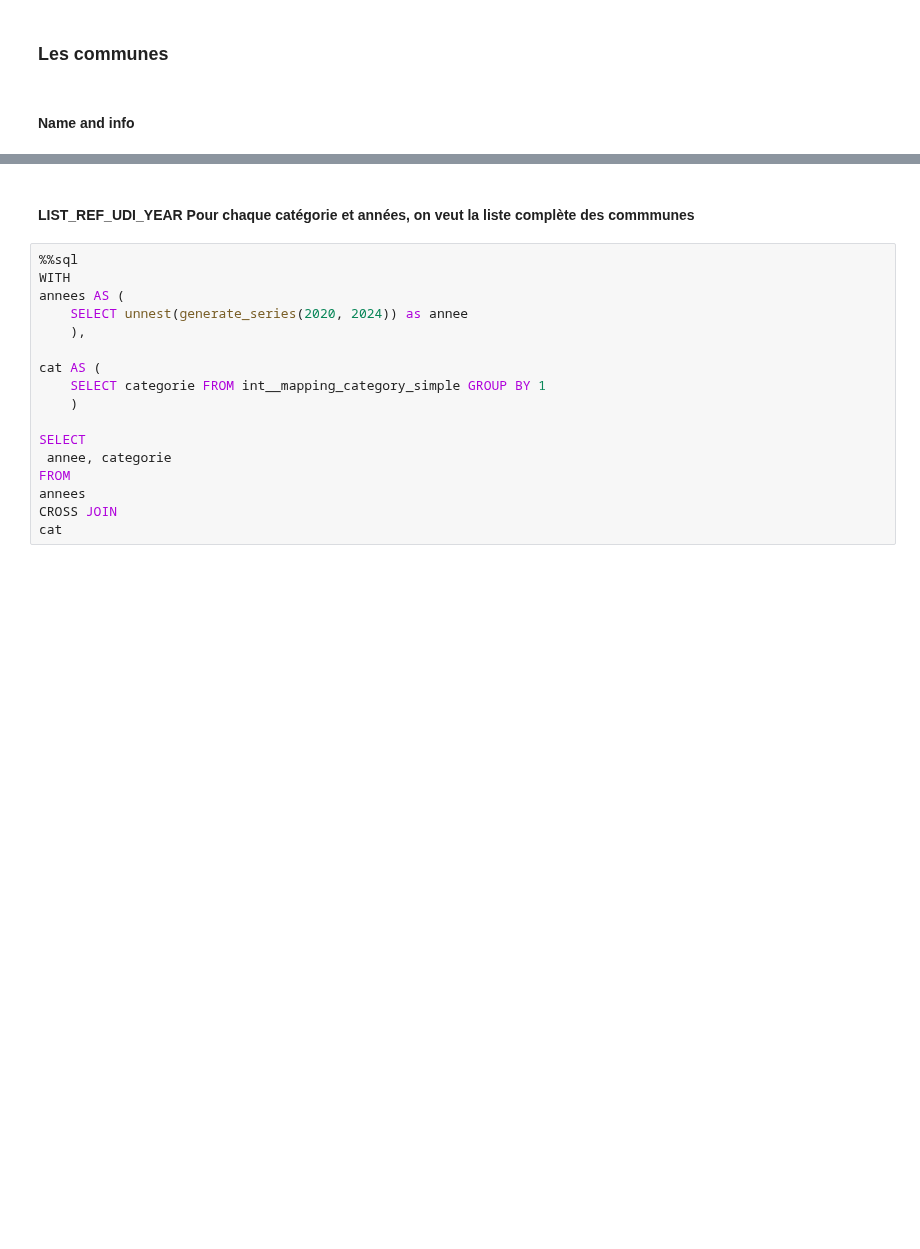
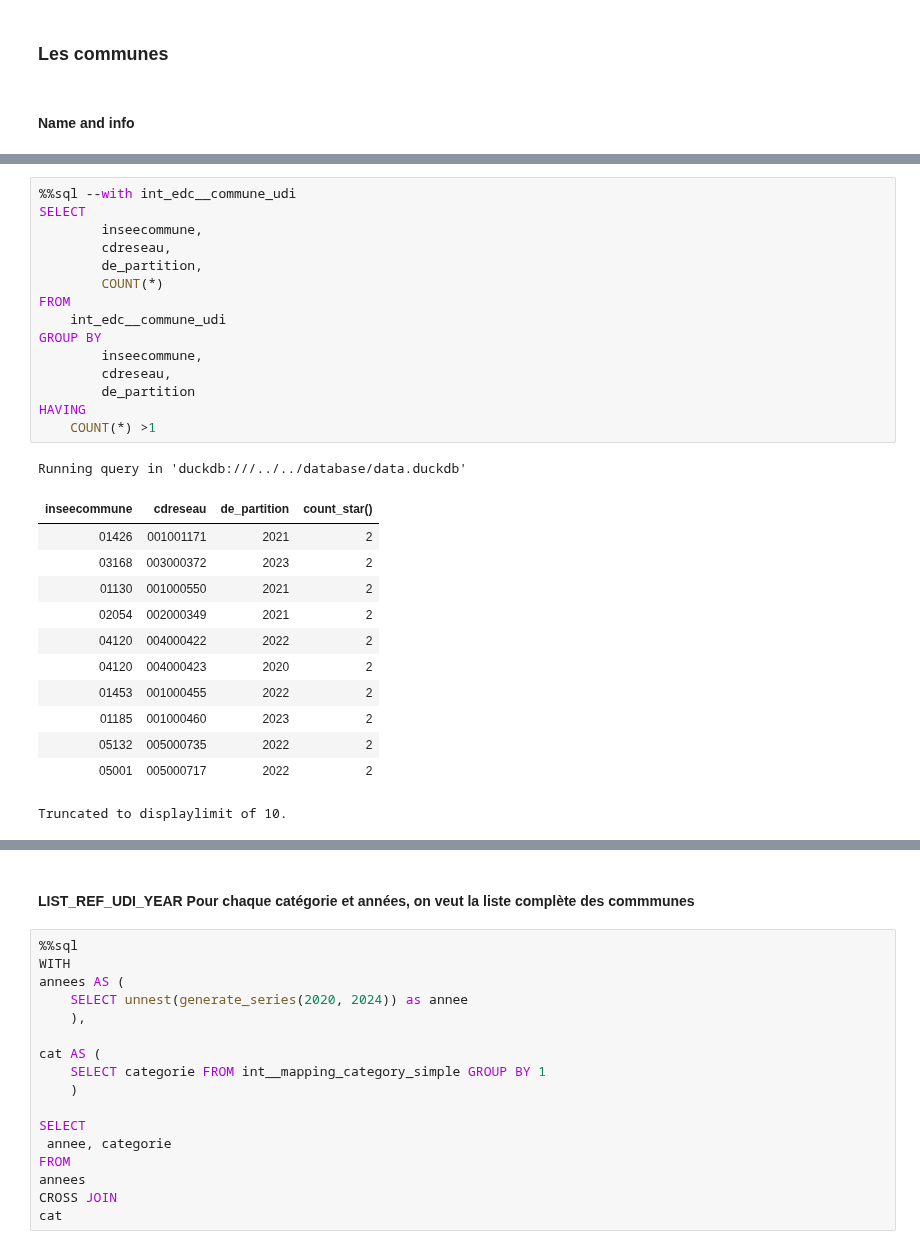
Before and after one commit to dataforgoodfr/13_pollution_eau, a Jupyter notebook: analytics/notebooks/cvm_calcul_conformite_par_commune-MAJ.ipynb, the cells around one changed output, grey strips where cells are left out. Saved outputs shown, nothing was run; the diff lists cells and outputs as text; blank space fills up the shorter version.

```diff
--- a/analytics/notebooks/cvm_calcul_conformite_par_commune-MAJ.ipynb
+++ b/analytics/notebooks/cvm_calcul_conformite_par_commune-MAJ.ipynb
@@ -75,3 +75,32 @@ Running query in 'duckdb:///../../database/data.duckdb'
 | 01010 | 001000260 | 2021 | ANGLEFORT | le bourg | ANGLEFORT BOURG | 2010-09-07 | 01 | ... |
 | 01011 | 001000870 | 2022 | APREMONT | - | HBA LAC DE SYLANS | 2010-09-07 | 01 | ... |
 Truncated to displaylimit of 10.
+# %%
+%%sql --with int_edc__commune_udi
+SELECT
+        inseecommune,
+        cdreseau,
+        de_partition,
+        COUNT(*)
+FROM
+    int_edc__commune_udi
+GROUP BY
+        inseecommune,
+        cdreseau,
+        de_partition
+HAVING
+    COUNT(*) >1
+# %% [output]
+Running query in 'duckdb:///../../database/data.duckdb'
+| inseecommune | cdreseau | de_partition | count_star() |
+| 01426 | 001001171 | 2021 | 2 |
+| 03168 | 003000372 | 2023 | 2 |
+| 01130 | 001000550 | 2021 | 2 |
+| 02054 | 002000349 | 2021 | 2 |
+| 04120 | 004000422 | 2022 | 2 |
+| 04120 | 004000423 | 2020 | 2 |
+| 01453 | 001000455 | 2022 | 2 |
+| 01185 | 001000460 | 2023 | 2 |
+| 05132 | 005000735 | 2022 | 2 |
+| 05001 | 005000717 | 2022 | 2 |
+Truncated to displaylimit of 10.
```
Also changed, not shown: parts of 20 cells of this notebook.
